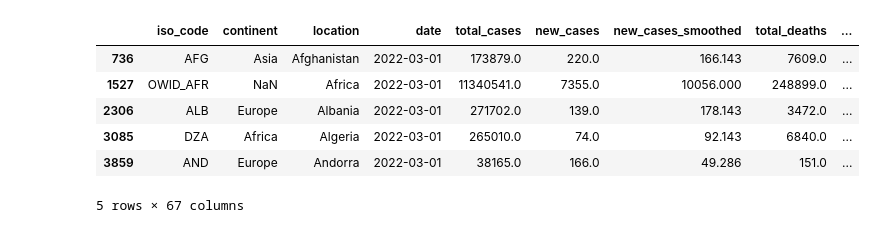
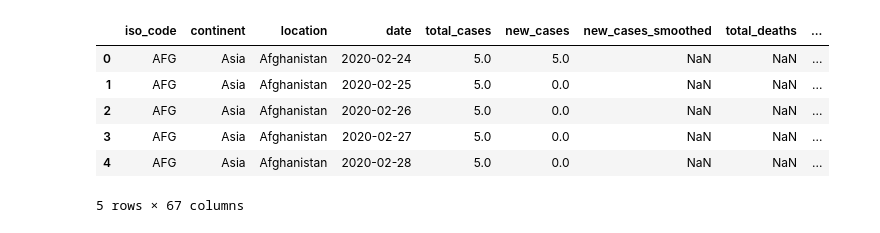
Before and after one commit to James-Thompson-724/world_sir_model, a Jupyter notebook: Vaccination_per_country.ipynb, the cells around one changed output. Drawn from its saved outputs; the diff is of its cells as text; code cells hidden in the pictures.

```diff
--- a/Vaccination_per_country.ipynb
+++ b/Vaccination_per_country.ipynb
@@ -1,16 +1,16 @@
 # %%
 import pandas as pd
 # %%
-data1 = pd.read_csv('data/owid-covid-data.csv')
-justAprilData = data1['date']=='2022-03-01'
-covidData_April2022 = data1[justAprilData]
+data = pd.read_csv('data/owid-covid-data.csv')
+#justAprilData = data['date']=='2022-03-01'
+#covidData_April2022 = data[justAprilData]
 # %%
-covidData_April2022.head(5)
+data.head()
 # %% [output]
 |  | iso_code | continent | location | date | total_cases | new_cases | new_cases_smoothed | total_deaths | ... |
-| 736 | AFG | Asia | Afghanistan | 2022-03-01 | 173879.0 | 220.0 | 166.143 | 7609.0 | ... |
-| 1527 | OWID_AFR | NaN | Africa | 2022-03-01 | 11340541.0 | 7355.0 | 10056.000 | 248899.0 | ... |
-| 2306 | ALB | Europe | Albania | 2022-03-01 | 271702.0 | 139.0 | 178.143 | 3472.0 | ... |
-| 3085 | DZA | Africa | Algeria | 2022-03-01 | 265010.0 | 74.0 | 92.143 | 6840.0 | ... |
-| 3859 | AND | Europe | Andorra | 2022-03-01 | 38165.0 | 166.0 | 49.286 | 151.0 | ... |
+| 0 | AFG | Asia | Afghanistan | 2020-02-24 | 5.0 | 5.0 | NaN | NaN | ... |
+| 1 | AFG | Asia | Afghanistan | 2020-02-25 | 5.0 | 0.0 | NaN | NaN | ... |
+| 2 | AFG | Asia | Afghanistan | 2020-02-26 | 5.0 | 0.0 | NaN | NaN | ... |
+| 3 | AFG | Asia | Afghanistan | 2020-02-27 | 5.0 | 0.0 | NaN | NaN | ... |
+| 4 | AFG | Asia | Afghanistan | 2020-02-28 | 5.0 | 0.0 | NaN | NaN | ... |
 5 rows × 67 columns
```
Also changed, not shown: parts of 26 cells of this notebook, 1 other file.
